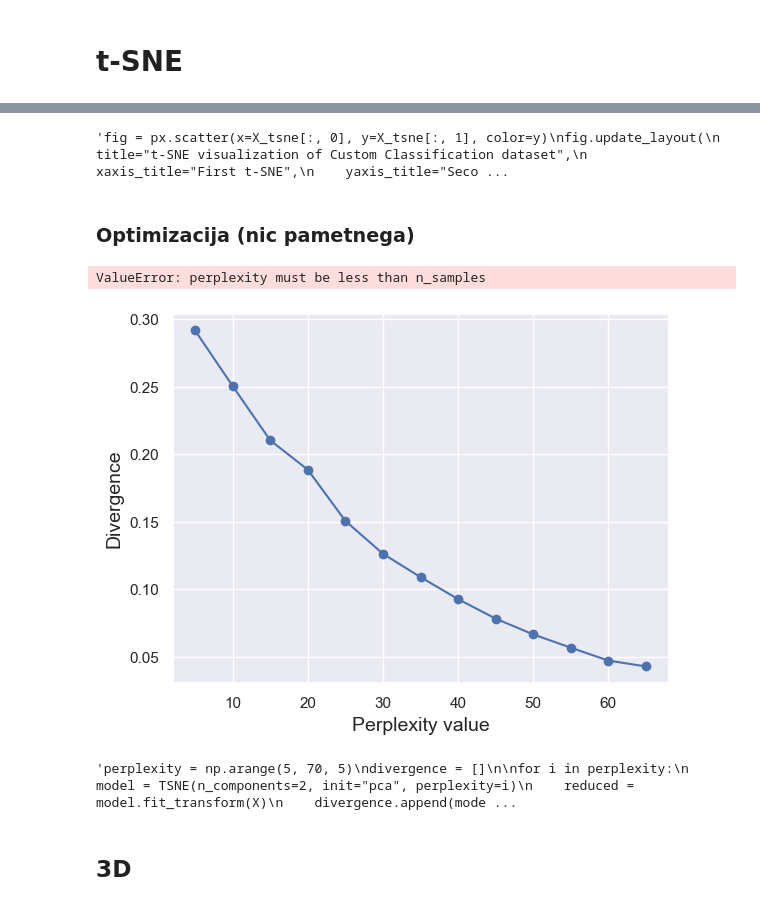
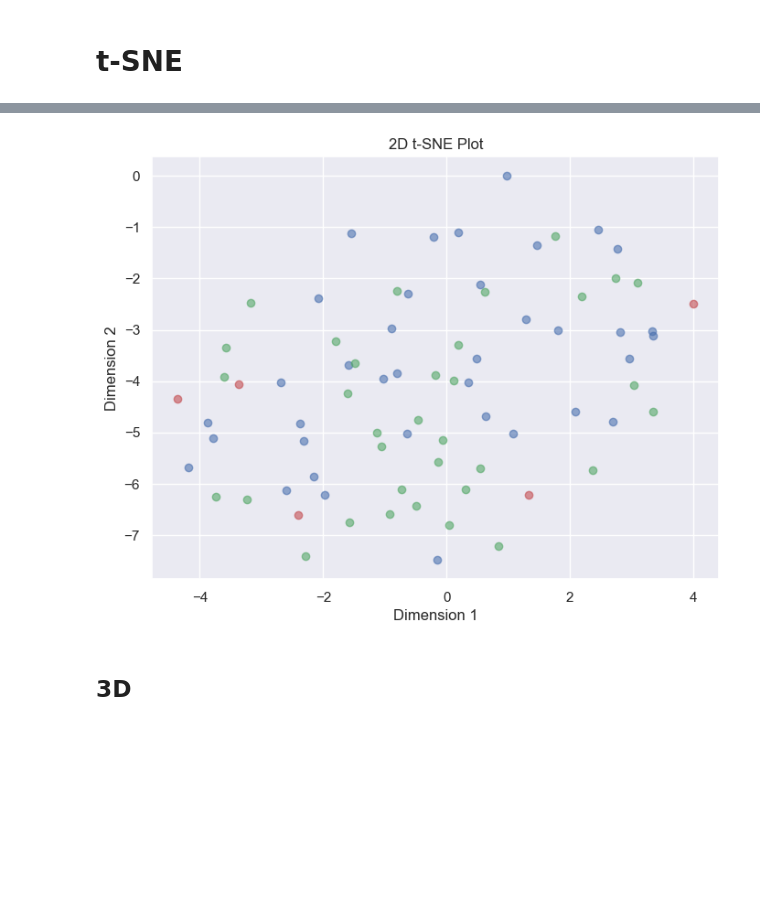
Before and after one commit to borbregant/ai_tandem_learning, a Jupyter notebook: t-SNE.ipynb, the cells around one changed output, grey strips where cells are left out. Cells and saved outputs as stored; diff of their text form; code cells hidden in the pictures; blank space fills up the shorter version.

```diff
--- a/t-SNE.ipynb
+++ b/t-SNE.ipynb
@@ -62,47 +24,26 @@ plt.show()
-# %%
-"""fig = px.scatter(x=X_tsne[:, 0], y=X_tsne[:, 1], color=y)
-fig.update_layout(
-    title="t-SNE visualization of Custom Classification dataset",
-    xaxis_title="First t-SNE",
-    yaxis_title="Second t-SNE",
-)
-fig.show()"""
-# %% [output]
-'fig = px.scatter(x=X_tsne[:, 0], y=X_tsne[:, 1], color=y)\nfig.update_layout(\n    title="t-SNE visualization of Custom Classification dataset",\n    xaxis_title="First t-SNE",\n    yaxis_title="Seco ...
-# %% [markdown]
-### Optimizacija (nic pametnega)
-# %%
-perplexity = np.arange(5, 70, 5)
-divergence = []
-for i in perplexity:
-    model = TSNE(n_components=2, init="pca", perplexity=i)
-    reduced = model.fit_transform(X)
-    divergence.append(model.kl_divergence_)
-# %% [output]
-ValueError: perplexity must be less than n_samples
-# %%
-fig, ax = plt.subplots()
-
-plt.plot(perplexity, divergence, marker = 'o')
-ax.set_xlabel("Perplexity value", fontsize=14)
-ax.set_ylabel("Divergence", fontsize=14)
-
-plt.show()
-# %% [output]
-[figure, removed]
-# %%
-"""perplexity = np.arange(5, 70, 5)
-divergence = []
-
-for i in perplexity:
-    model = TSNE(n_components=2, init="pca", perplexity=i)
-    reduced = model.fit_transform(X)
-    divergence.append(model.kl_divergence_)
-fig = px.line(x=perplexity, y=divergence, markers=True)
-fig.update_layout(xaxis_title="Perplexity Values", yaxis_title="Divergence")
-fig.update_traces(line_color="red", line_width=1)
-fig.show()"""
-# %% [output]
-'perplexity = np.arange(5, 70, 5)\ndivergence = []\n\nfor i in perplexity:\n    model = TSNE(n_components=2, init="pca", perplexity=i)\n    reduced = model.fit_transform(X)\n    divergence.append(mode ...
+# %%
+import matplotlib.pyplot as plt
+from sklearn.manifold import TSNE
+
+# Assuming X contains your features and y contains your outcome variable
+# Perform t-SNE on your data
+tsne = TSNE(n_components=2, random_state=42)
+X_embedded = tsne.fit_transform(X)
+
+# Plotting 2D t-SNE graph
+plt.figure(figsize=(8, 6))
+
+# Assigning colors to different classes
+colors = ['r', 'g', 'b']  # Assuming three different classes
+
+for i in range(len(X_embedded)):
+    plt.scatter(X_embedded[i, 0], X_embedded[i, 1], color=colors[y[i]], alpha=0.6)
+
+plt.xlabel('Dimension 1')
+plt.ylabel('Dimension 2')
+plt.title('2D t-SNE Plot')
+plt.show()
+# %% [output]
+[figure, added]
 # %% [markdown]
 ## 3D
```
Also changed, not shown: parts of 6 cells of this notebook, 8 other files.
